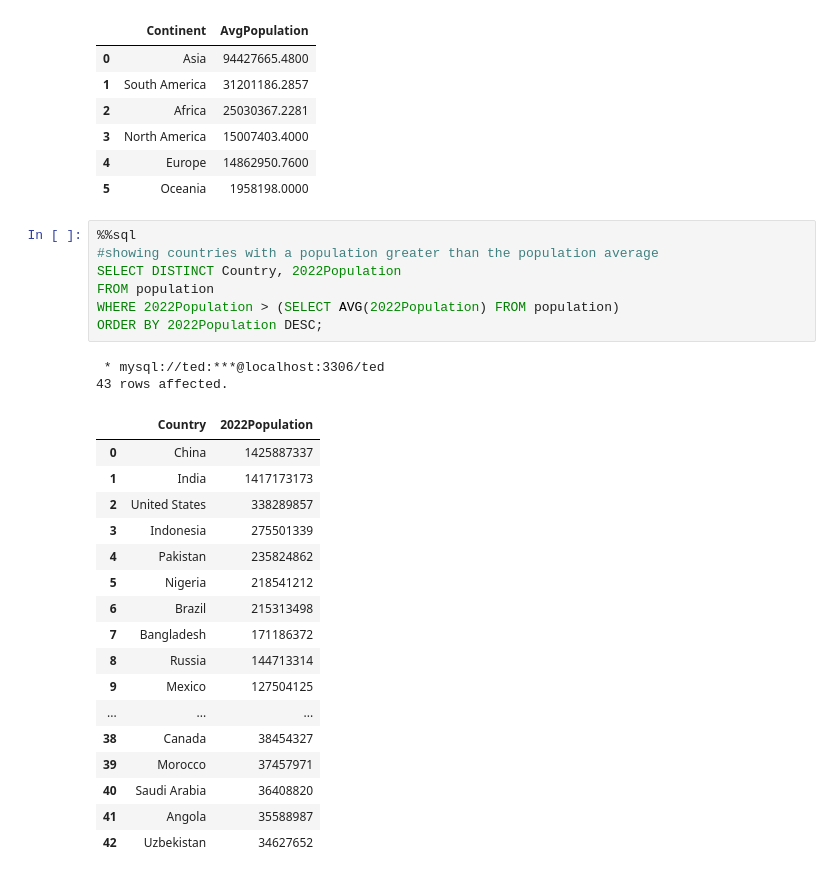
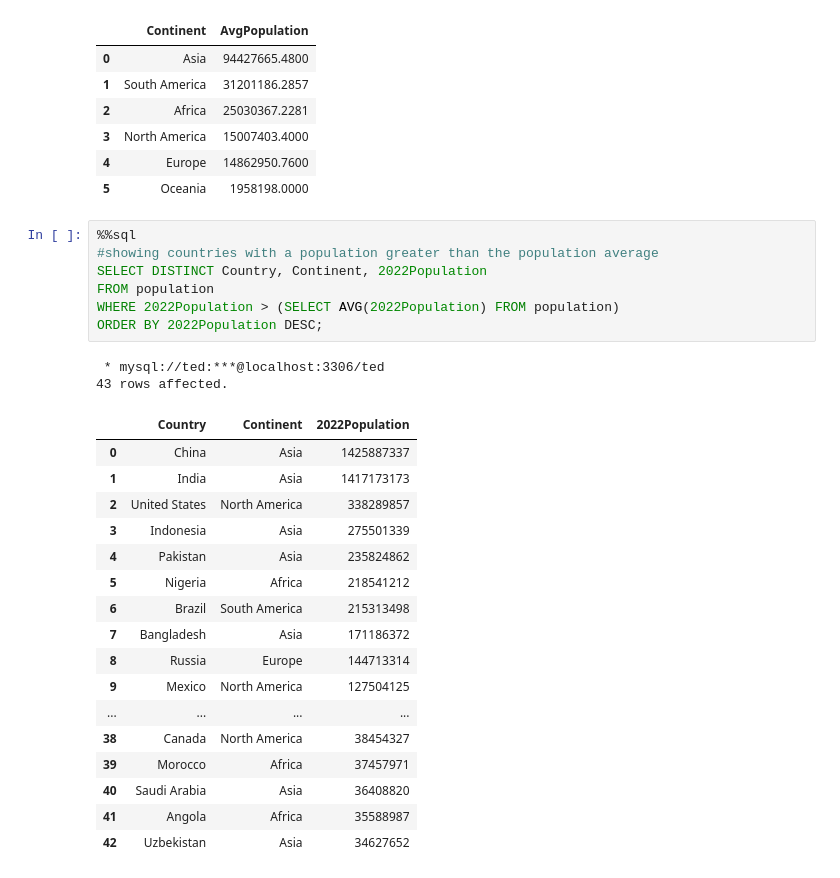
Before and after one commit to Murega14/WorldPopulation, a Jupyter notebook: Worldpopulation.ipynb, the cells around one changed output. Drawn from its saved outputs; the diff is of its cells as text.

```diff
--- a/Worldpopulation.ipynb
+++ b/Worldpopulation.ipynb
@@ -284,27 +311,27 @@ ORDER BY AvgPopulation DESC;
 # %%
 %%sql
 #showing countries with a population greater than the population average
-SELECT DISTINCT Country, 2022Population
+SELECT DISTINCT Country, Continent, 2022Population
 FROM population
 WHERE 2022Population > (SELECT AVG(2022Population) FROM population)
 ORDER BY 2022Population DESC;
 # %% [output]
  * mysql://ted:***@localhost:3306/ted
 43 rows affected.
-|  | Country | 2022Population |
-| 0 | China | 1425887337 |
-| 1 | India | 1417173173 |
-| 2 | United States | 338289857 |
-| 3 | Indonesia | 275501339 |
-| 4 | Pakistan | 235824862 |
-| 5 | Nigeria | 218541212 |
-| 6 | Brazil | 215313498 |
-| 7 | Bangladesh | 171186372 |
-| 8 | Russia | 144713314 |
-| 9 | Mexico | 127504125 |
-| ... | ... | ... |
-| 38 | Canada | 38454327 |
-| 39 | Morocco | 37457971 |
-| 40 | Saudi Arabia | 36408820 |
-| 41 | Angola | 35588987 |
-| 42 | Uzbekistan | 34627652 |
+|  | Country | Continent | 2022Population |
+| 0 | China | Asia | 1425887337 |
+| 1 | India | Asia | 1417173173 |
+| 2 | United States | North America | 338289857 |
+| 3 | Indonesia | Asia | 275501339 |
+| 4 | Pakistan | Asia | 235824862 |
+| 5 | Nigeria | Africa | 218541212 |
+| 6 | Brazil | South America | 215313498 |
+| 7 | Bangladesh | Asia | 171186372 |
+| 8 | Russia | Europe | 144713314 |
+| 9 | Mexico | North America | 127504125 |
+| ... | ... | ... | ... |
+| 38 | Canada | North America | 38454327 |
+| 39 | Morocco | Africa | 37457971 |
+| 40 | Saudi Arabia | Asia | 36408820 |
+| 41 | Angola | Africa | 35588987 |
+| 42 | Uzbekistan | Asia | 34627652 |
```
Also changed, not shown: parts of 11 cells of this notebook.
